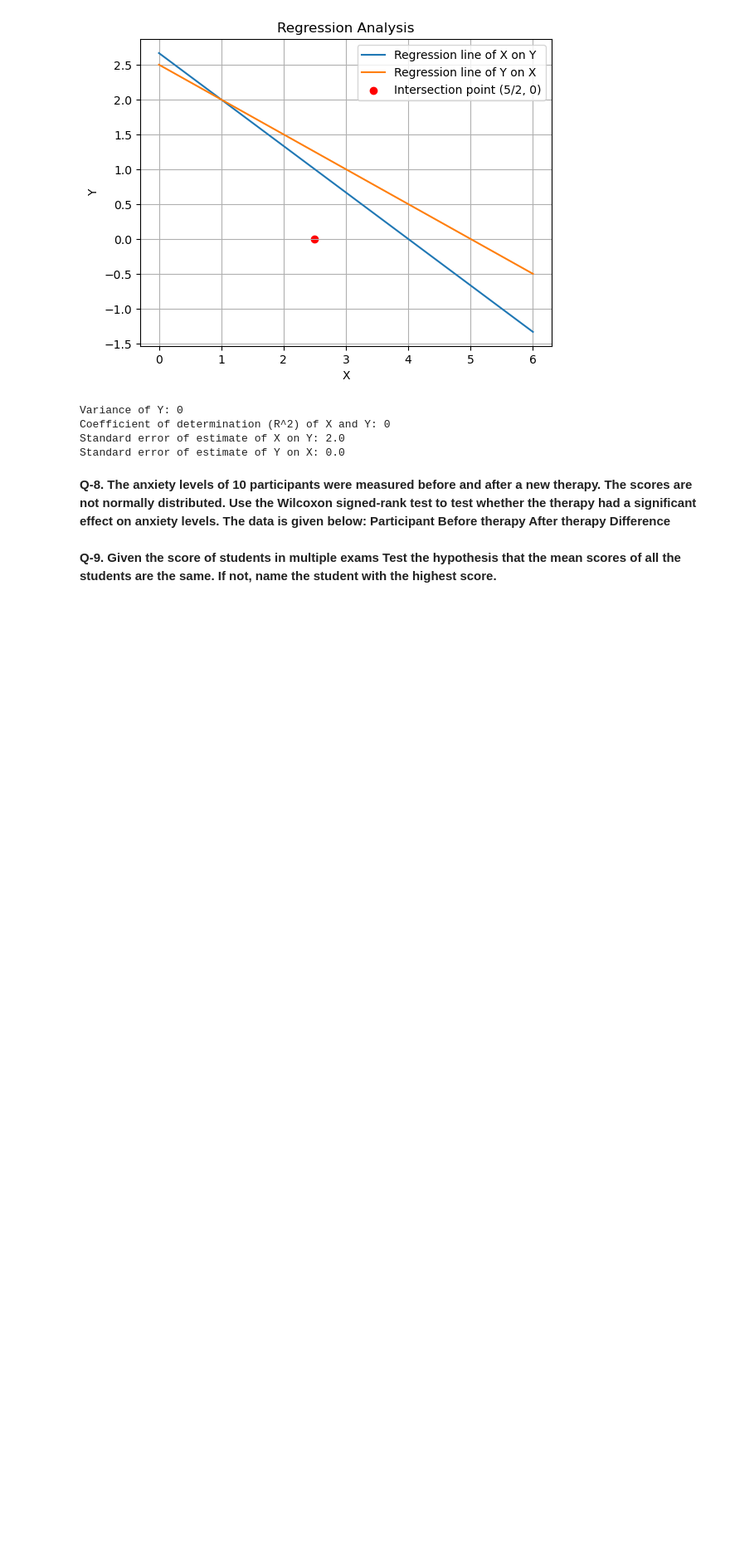
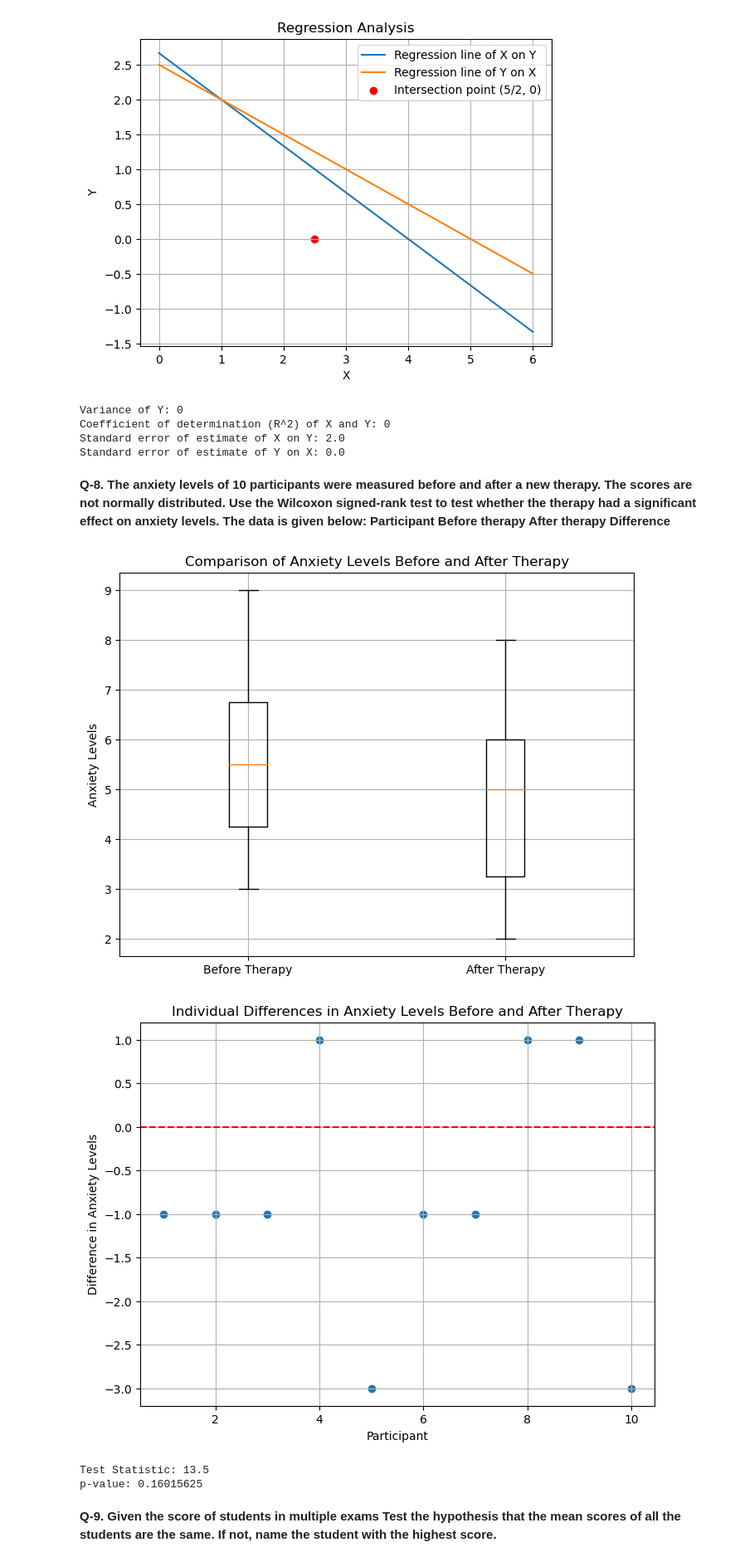
Before and after one commit to Dr-Sanjay/Assignment_-Sanjay-, a Jupyter notebook: Placement Assignment_(Sanjay)/Statistics.ipynb, the cells around one changed output. Shown: that part at 83% size. Drawn from its saved outputs; the diff is of its cells as text; code cells hidden in the pictures; blank space fills up the shorter version.

```diff
--- a/Placement Assignment_(Sanjay)/Statistics.ipynb
+++ b/Placement Assignment_(Sanjay)/Statistics.ipynb
@@ -292,6 +292,48 @@ Standard error of estimate of Y on X: 0.0
 The scores are not normally distributed. Use the Wilcoxon signed-rank test to test whether
 the therapy had a significant effect on anxiety levels. The data is given below: Participant
 Before therapy After therapy Difference**
+# %%
+import numpy as np
+import matplotlib.pyplot as plt
+from scipy.stats import wilcoxon
+
+# Data
+before_therapy = [4, 6, 8, 5, 7, 3, 9, 5, 4, 6]
+after_therapy = [3, 5, 7, 6, 4, 2, 8, 6, 5, 3]
+
+# Calculating the differences
+differences = np.subtract(after_therapy, before_therapy)
+
+# Performing the Wilcoxon signed-rank test
+statistic, p_value = wilcoxon(differences)
+
+# Box plot
+plt.figure(figsize=(8, 6))
+plt.boxplot([before_therapy, after_therapy])
+plt.xticks([1, 2], ['Before Therapy', 'After Therapy'])
+plt.ylabel('Anxiety Levels')
+plt.title('Comparison of Anxiety Levels Before and After Therapy')
+plt.grid(True)
+plt.show()
+
+# Scatter plot of differences
+plt.figure(figsize=(8, 6))
+plt.scatter(range(1, len(differences) + 1), differences)
+plt.axhline(0, color='red', linestyle='--')
+plt.xlabel('Participant')
+plt.ylabel('Difference in Anxiety Levels')
+plt.title('Individual Differences in Anxiety Levels Before and After Therapy')
+plt.grid(True)
+plt.show()
+
+# Printing the results
+print("Test Statistic:", statistic)
+print("p-value:", p_value)
+# %% [output]
+[figure, added]
+[figure, added]
+Test Statistic: 13.5
+p-value: 0.16015625
 # %% [markdown]
 **Q-9. Given the score of students in multiple exams
 Test the hypothesis that the mean scores of all the students are the same. If not, name the
```
Also changed, not shown: parts of 6 cells of this notebook.
